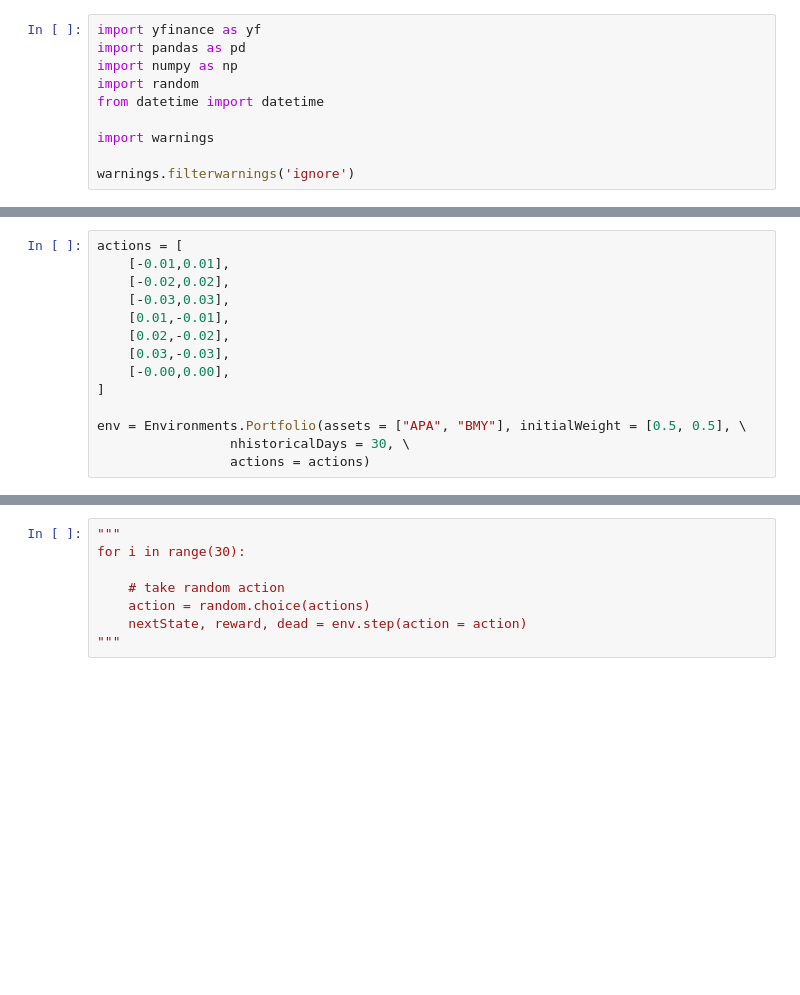
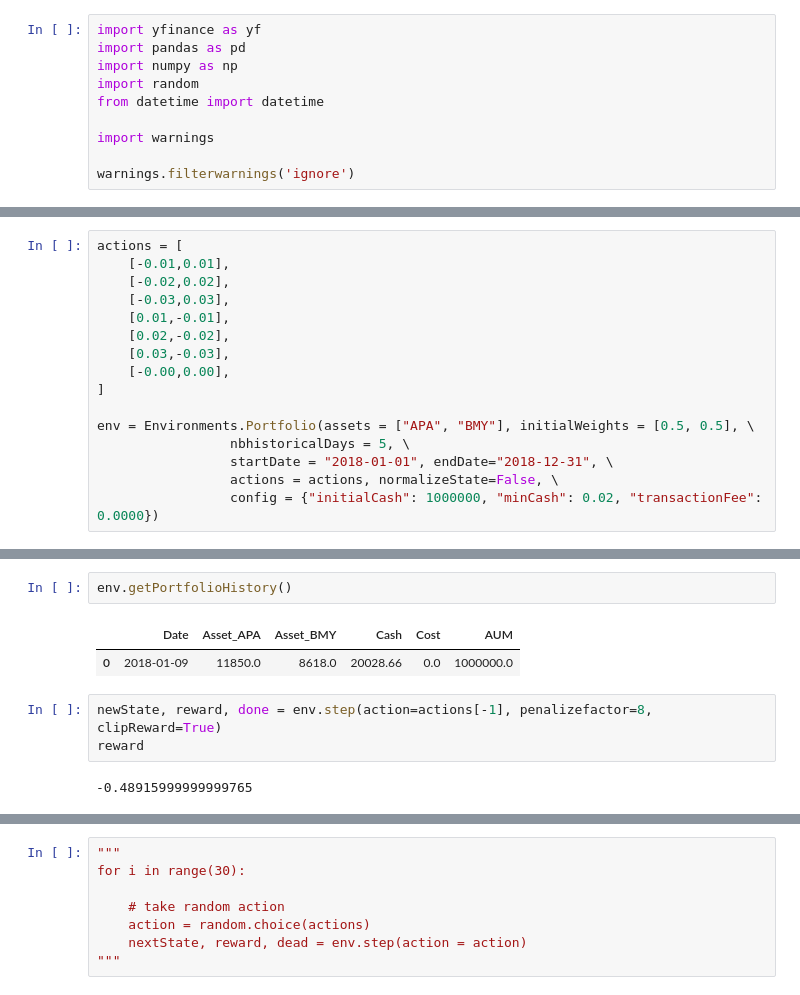
Before and after one commit to ankit2788/ReinforcementLearning, a Jupyter notebook: UseCases/Port_2Stock/lib/1.Testing.ipynb, the cells around one changed output, grey strips where cells are left out. Saved outputs shown, nothing was run; the diff lists cells and outputs as text; blank space fills up the shorter version.

```diff
--- a/UseCases/Port_2Stock/notebooks/1.Testing.ipynb
+++ b/UseCases/Port_2Stock/lib/1.Testing.ipynb
@@ -70,6 +57,8 @@ actions = [
     [-0.00,0.00],
 ]
 
-env = Environments.Portfolio(assets = ["APA", "BMY"], initialWeight = [0.5, 0.5], \
-                 nhistoricalDays = 30, \
-                 actions = actions)
+env = Environments.Portfolio(assets = ["APA", "BMY"], initialWeights = [0.5, 0.5], \
+                 nbhistoricalDays = 5, \
+                 startDate = "2018-01-01", endDate="2018-12-31", \
+                 actions = actions, normalizeState=False, \
+                 config = {"initialCash": 1000000, "minCash": 0.02, "transactionFee": 0.0000})
@@ -79,0 +88,10 @@ env = Environments.Portfolio(assets = ["APA", "BMY"], initialWeight = [0.5, 0.5]
+# %%
+env.getPortfolioHistory()
+# %% [output]
+|  | Date | Asset_APA | Asset_BMY | Cash | Cost | AUM |
+| 0 | 2018-01-09 | 11850.0 | 8618.0 | 20028.66 | 0.0 | 1000000.0 |
+# %%
+newState, reward, done = env.step(action=actions[-1], penalizefactor=8, clipReward=True)
+reward
+# %% [output]
+-0.48915999999999765
```
Also changed, not shown: parts of 7 cells of this notebook, 14 other files.
